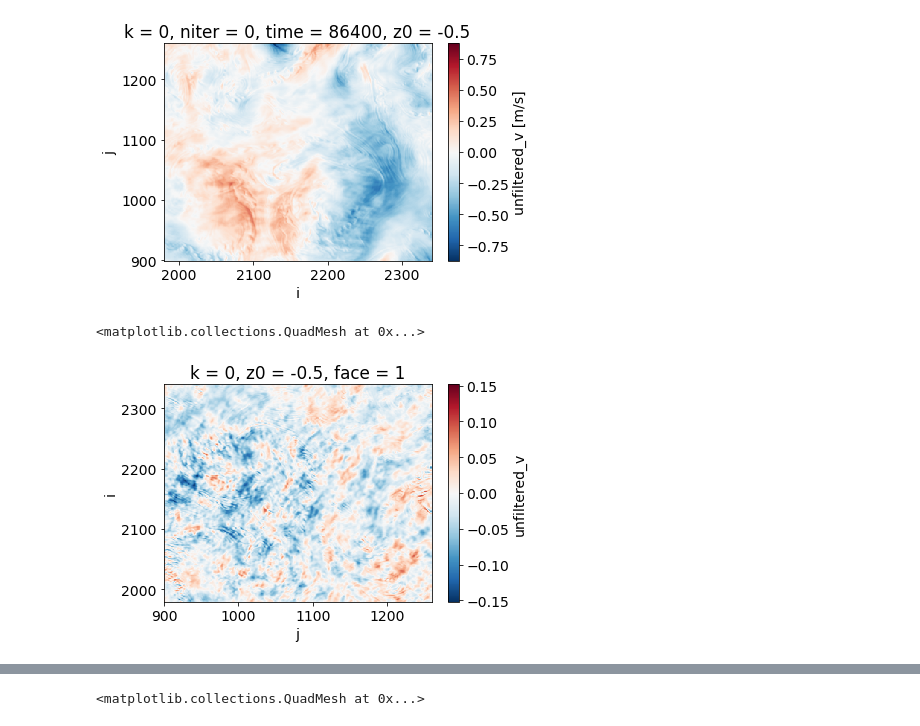
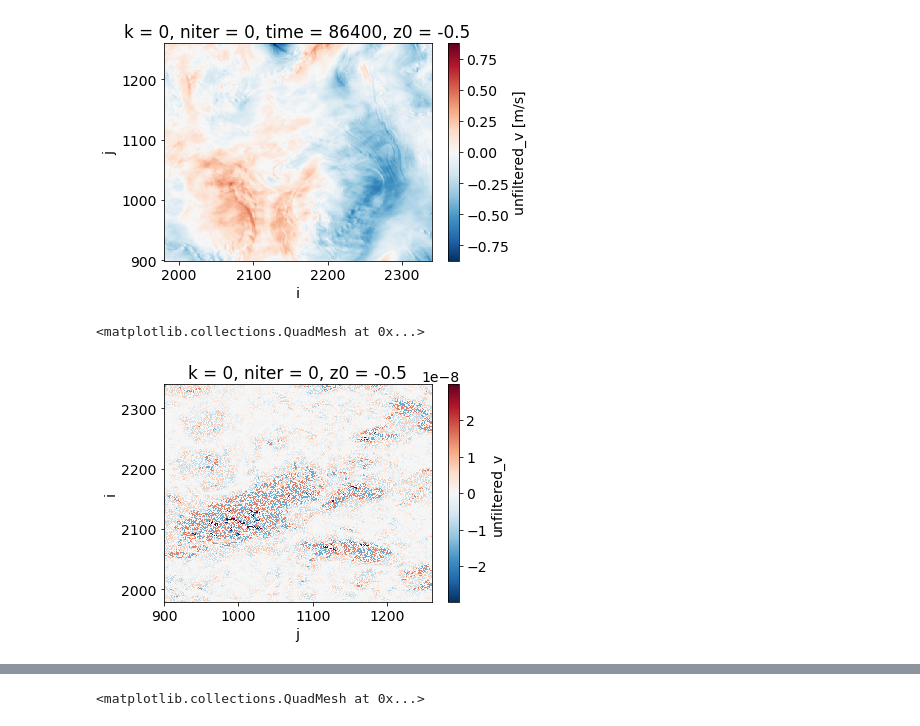
Before and after one commit to cspencerjones/separating-balanced, a Jupyter notebook: python/ginsburg_results/geostropy_plots.ipynb, the cells around one changed output, grey strips where cells are left out. Saved outputs shown, nothing was run; the diff lists cells and outputs as text; code cells hidden in the pictures.

Commit message:
Update figures to be more readable

```diff
--- a/python/ginsburg_results/geostropy_plots.ipynb
+++ b/python/ginsburg_results/geostropy_plots.ipynb
@@ -27,7 +27,7 @@ ds1.unfiltered_v.isel(time=1, i=slice(900,-900),j=slice(900,-900)).plot(x='i')
 <matplotlib.collections.QuadMesh at 0x...>
 [figure]
 # %%
-(ds1.unfiltered_v.isel(time=1, i=slice(900,-900),j=slice(900,-900))-dsA.unfiltered_v.isel(time=1)).plot()
+(ds1.unfiltered_v.isel(time=60, i=slice(900,-900),j=slice(900,-900))-dsA.unfiltered_v.isel(time=60)).plot()
 # %% [output]
 <matplotlib.collections.QuadMesh at 0x...>
-[figure, old version]
+[figure, new version]
```
Also changed, not shown: parts of 3 cells of this notebook, 2 other files.
